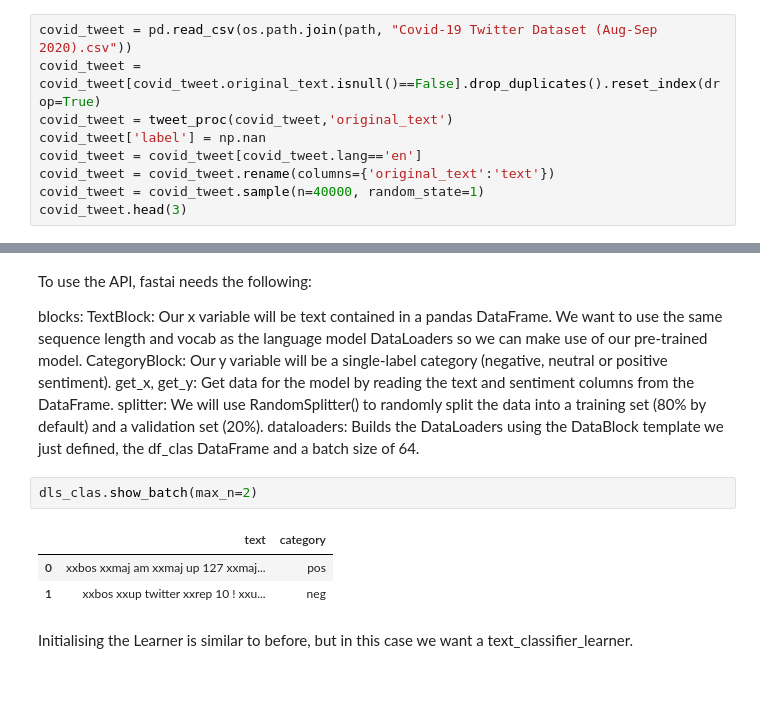
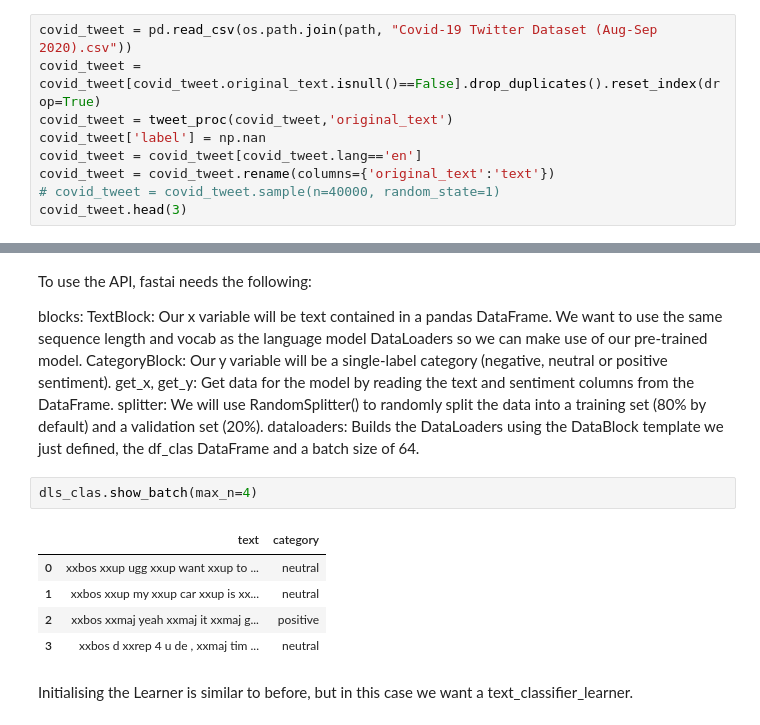
Before and after one commit to jinfeijoy/NLP, a Jupyter notebook: kaggle_Twitter_sentiment/notebook/Basic_twitter_sentiment_analysis_fastai.ipynb, the cells around one changed output, grey strips where cells are left out. Drawn from its saved outputs; the diff is of its cells as text; blank space fills up the shorter version.

```diff
--- a/kaggle_Twitter_sentiment/notebook/Basic_twitter_sentiment_analysis_fastai.ipynb
+++ b/kaggle_Twitter_sentiment/notebook/Basic_twitter_sentiment_analysis_fastai.ipynb
@@ -31,7 +31,7 @@ covid_tweet = tweet_proc(covid_tweet,'original_text')
 covid_tweet['label'] = np.nan
 covid_tweet = covid_tweet[covid_tweet.lang=='en']
 covid_tweet = covid_tweet.rename(columns={'original_text':'text'})
-covid_tweet = covid_tweet.sample(n=40000, random_state=1)
+# covid_tweet = covid_tweet.sample(n=40000, random_state=1)
 covid_tweet.head(3)
 # %% [output]
 |  | id | created_at | source | text | lang | favorite_count | retweet_count | original_author | ... |
@@ -163,11 +163,13 @@ get_x, get_y: Get data for the model by reading the text and sentiment columns f
 splitter: We will use RandomSplitter() to randomly split the data into a training set (80% by default) and a validation set (20%).
 dataloaders: Builds the DataLoaders using the DataBlock template we just defined, the df_clas DataFrame and a batch size of 64.
 # %%
-dls_clas.show_batch(max_n=2)
+dls_clas.show_batch(max_n=4)
 # %% [output]
 |  | text | category |
-| 0 | xxbos xxmaj am xxmaj up 127 xxmaj... | pos |
-| 1 | xxbos xxup twitter xxrep 10 ! xxu... | neg |
+| 0 | xxbos xxup ugg xxup want xxup to ... | neutral |
+| 1 | xxbos xxup my xxup car xxup is xx... | neutral |
+| 2 | xxbos xxmaj yeah xxmaj it xxmaj g... | positive |
+| 3 | xxbos d xxrep 4 u de , xxmaj tim ... | neutral |
 # %% [markdown]
 Initialising the Learner is similar to before, but in this case we want a text_classifier_learner.
 # %%
```
Also changed, not shown: parts of 27 cells of this notebook, 1 other file.
